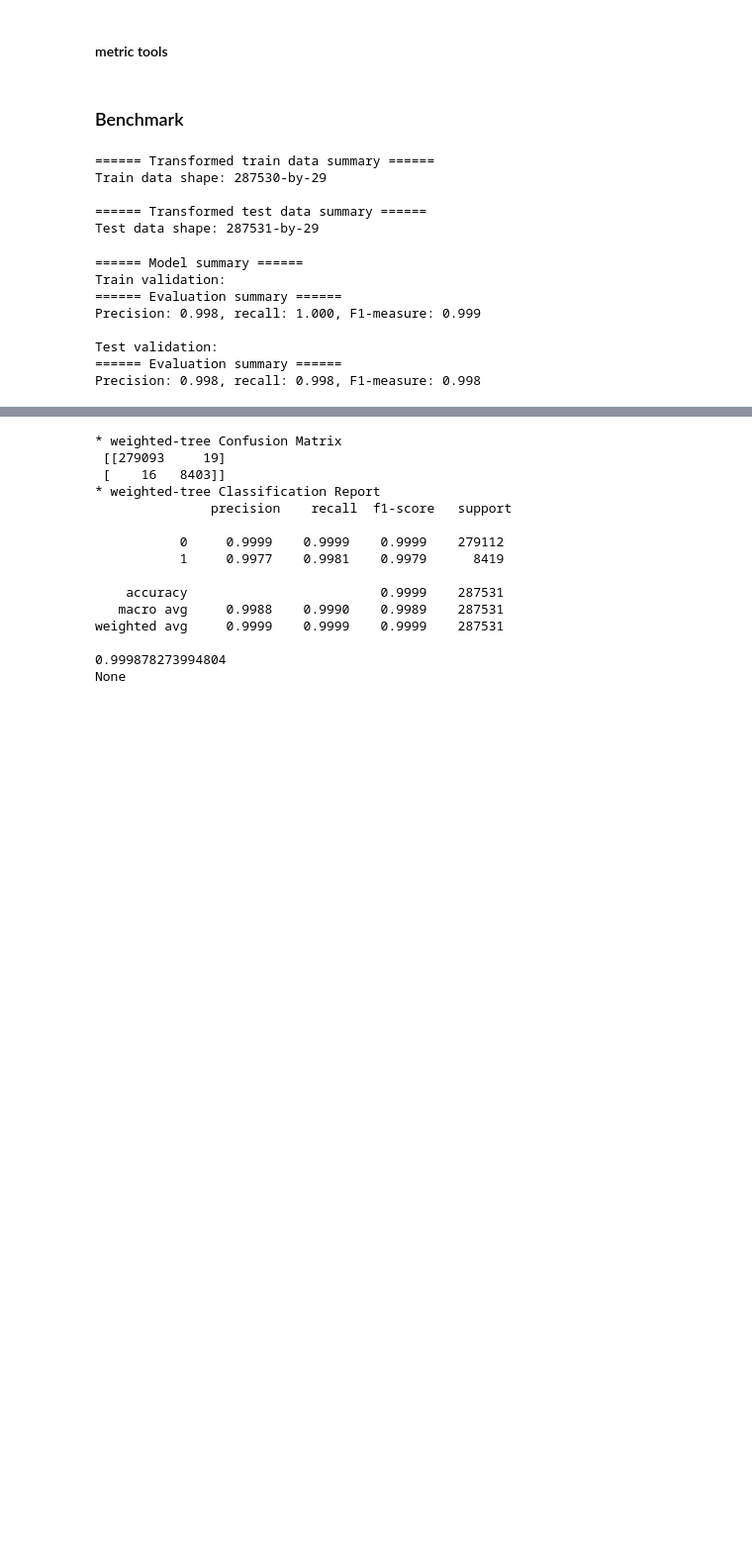
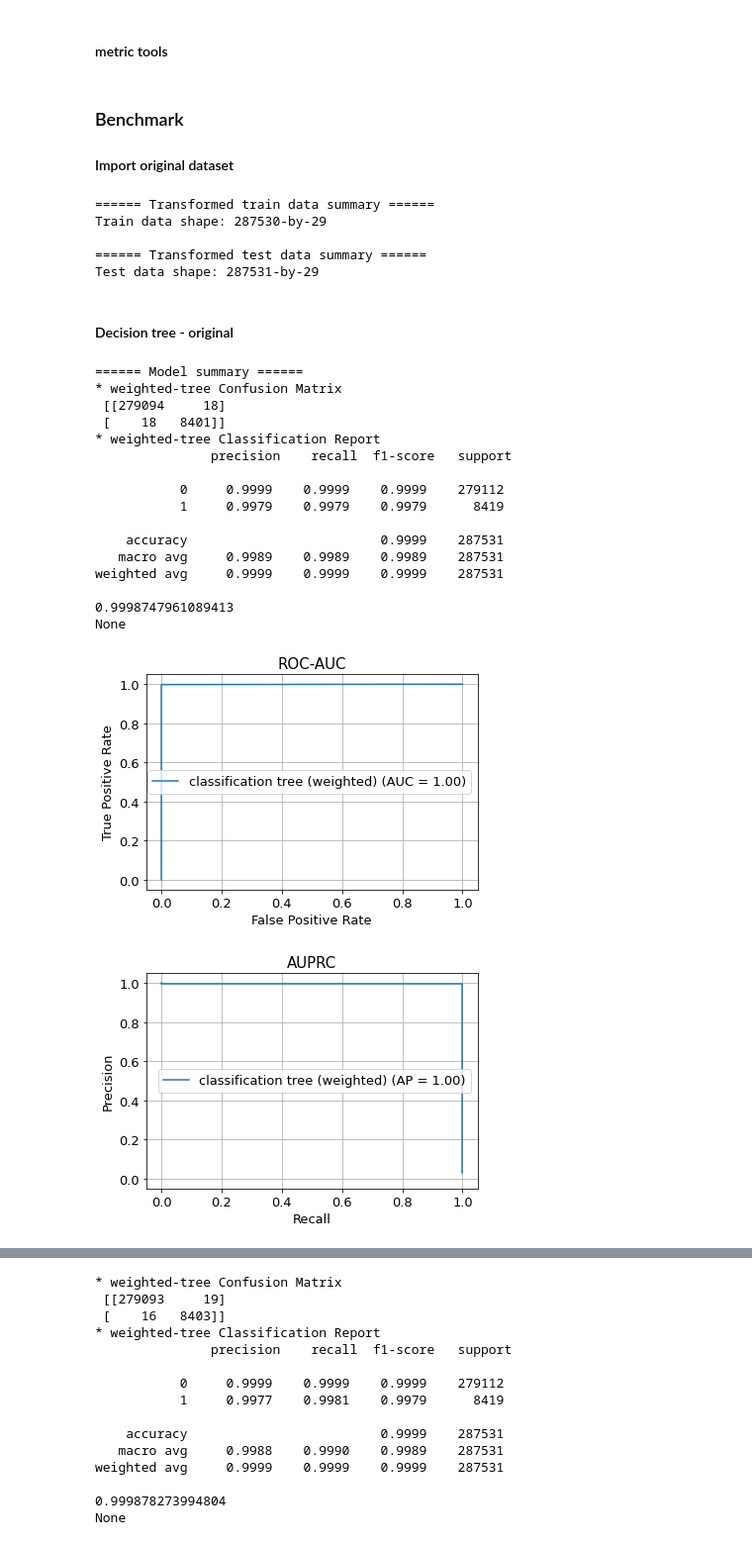
Before and after one commit to shuming1990/logparser, a Jupyter notebook: master_project/anomaly_detection.ipynb, the cells around one changed output, grey strips where cells are left out. Shown: that part at 99% size. Drawn from its saved outputs; the diff is of its cells as text; code cells hidden in the pictures; blank space fills up the shorter version.

```diff
--- a/master_project/anomaly_detection.ipynb
+++ b/master_project/anomaly_detection.ipynb
@@ -70,6 +70,7 @@ def printReport(test_label, predicted_result,method):
     print(acc)
 # %% [markdown]
 ### Benchmark
+#### Import original dataset
 # %%
 #!/usr/bin/env python
 # -*- coding: utf-8 -*-
@@ -81,7 +82,7 @@ from loglizer import dataloader, preprocessing
 import pandas as pd ;
 import numpy as np
 
-struct_log = '../data/HDFS/HDFS.npz' # The benchmark dataset# The structured log file
+struct_log = '../data/HDFS.npz' # The benchmark dataset# The structured log file
 # (x_tr, y_train), (x_te, y_test) = dataloader.load_HDFS(struct_log,
 #                                                            window='session',
 #                                                            train_ratio=0.5,
@@ -104,23 +105,41 @@ Train data shape: 287530-by-29
 
 ====== Transformed test data summary ======
 Test data shape: 287531-by-29
+# %% [markdown]
+#### Decision tree - original
 # %%
 from loglizer.models import DecisionTree
 
 model = DecisionTree()
 model.fit(x_train, y_train)
 
-print('Train validation:')
-precision, recall, f1 = model.evaluate(x_train, y_train)
+predict_rs_a = model.predict(x_test)
 
-print('Test validation:')
-precision, recall, f1 = model.evaluate(x_test, y_test)
+print(printReport(y_test, predict_rs_a, "weighted-tree"))
+
+fig, ax = plt.subplots()
+RocCurveDisplay.from_predictions(y_test, predict_rs_a, name="classification tree (weighted)", ax=ax)
+roc_prettify_plot(ax)
+
+fig, ax = plt.subplots()
+PrecisionRecallDisplay.from_predictions(y_test, predict_rs_a, name="classification tree (weighted)", ax=ax)
+prc_prettify_plot(ax)
 # %% [output]
 ====== Model summary ======
-Train validation:
-====== Evaluation summary ======
-Precision: 0.998, recall: 1.000, F1-measure: 0.999
+* weighted-tree Confusion Matrix
+ [[279094     18]
+ [    18   8401]]
+* weighted-tree Classification Report
+               precision    recall  f1-score   support
 
-Test validation:
-====== Evaluation summary ======
-Precision: 0.998, recall: 0.998, F1-measure: 0.998
+           0     0.9999    0.9999    0.9999    279112
+           1     0.9979    0.9979    0.9979      8419
+
+    accuracy                         0.9999    287531
+   macro avg     0.9989    0.9989    0.9989    287531
+weighted avg     0.9999    0.9999    0.9999    287531
+
+0.9998747961089413
+None
+[figure, added]
+[figure, added]
```
Also changed, not shown: parts of 4 cells of this notebook, 3 other files.
